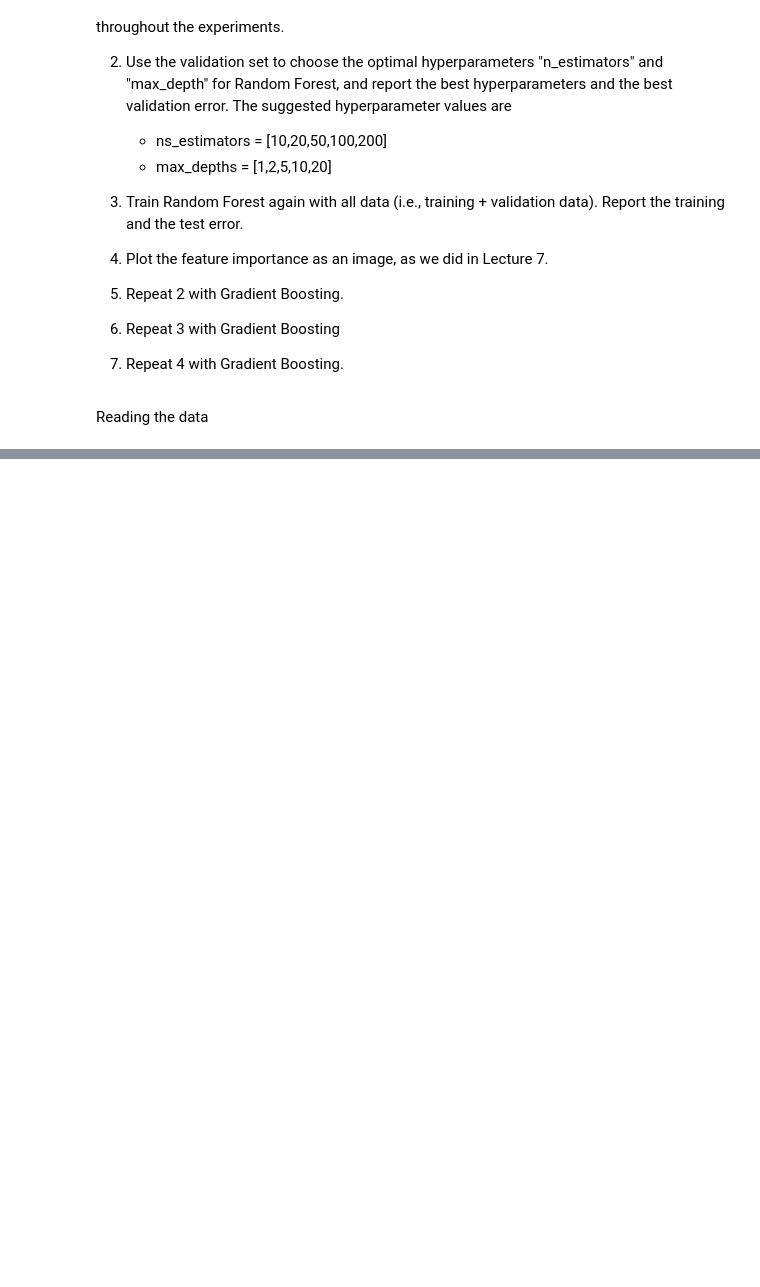
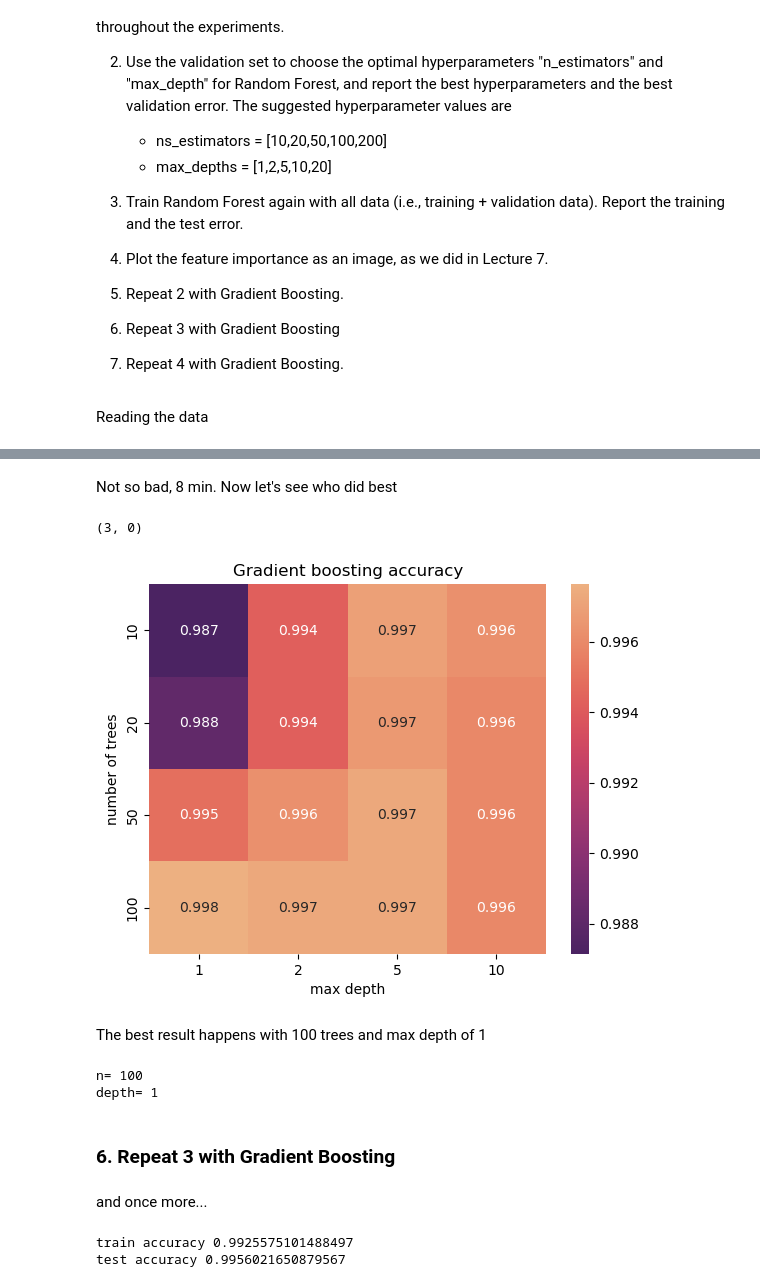
Before and after one commit to sergiogyoz/Machine-Learning, a Jupyter notebook: HWs/HW6-7_Sergio_Villamarin.ipynb, the cells around one changed output, grey strips where cells are left out. Drawn from its saved outputs; the diff is of its cells as text; code cells hidden in the pictures; blank space fills up the shorter version.

```diff
--- a/HWs/HW6-7_Sergio_Villamarin.ipynb
+++ b/HWs/HW6-7_Sergio_Villamarin.ipynb
@@ -222,0 +251,28 @@ Which yields a $100\%$ train score (or $0\%$ error) and a $96.94\%$ test score (
+# %%
+from sklearn.ensemble import GradientBoostingClassifier
+from sklearn.metrics import accuracy_score
+import timeit
+
+ns_estimators = [10,20,50,100]
+max_depths = [1,2,5,10]
+v_accuracy = []
+# for each combination of parameters
+for n in ns_estimators:
+    print("n=", n)
+    temp_accu = []
+    for depth in max_depths:
+        print("   depth=",depth)
+        t0 = timeit.default_timer()
+        # I'm timing it because I got tired of waiting
+        gradient_clf = GradientBoostingClassifier(n_estimators=n, max_depth=depth, random_state=0)
+        # fit on training
+        gradient_clf.fit(X = X[train_ind], y = Y[train_ind])
+        # predict on validation set
+        y_pred = gradient_clf.predict(X[valid_ind])
+        # print time it took
+        time = timeit.default_timer()-t0
+        print("   ",int(round(time/60,0)),":",int(round(time%60,0)))
+        # store accuracy
+        temp_accu.append( accuracy_score(Y[valid_ind], y_pred) )
+    v_accuracy.append(temp_accu)
+v_accuracy = np.array(v_accuracy)
@@ -222,0 +297,47 @@ Which yields a $100\%$ train score (or $0\%$ error) and a $96.94\%$ test score (
+# %% [markdown]
+Not so bad, 8 min. Now let's see who did best
+# %%
+max_ind = plot_2D_parameter_space_errors(
+    error_matrix=v_accuracy,
+    title="Gradient boosting accuracy",
+    ylabel="number of trees",
+    xlabel="max depth",
+    y_ticks=ns_estimators,
+    x_ticks=max_depths,
+    min=False
+    )
+print(max_ind)
+# %% [output]
+(3, 0)
+[figure, added]
+# %% [markdown]
+The best result happens with 100 trees and max depth of 1
+# %%
+n_best = ns_estimators[max_ind[0]]
+depth_best = max_depths[max_ind[1]]
+print("n=",n_best)
+print("depth=",depth_best)
+# %% [output]
+n= 100
+depth= 1
+# %% [markdown]
+### 6. Repeat 3 with Gradient Boosting
+# %% [markdown]
+and once more...
+# %%
+full_train_ind = np.concatenate((train_ind,valid_ind))
+# best parameters forest
+gradient_clf = RandomForestClassifier(n_estimators=n_best, max_depth=depth_best, random_state=0)
+
+# fit on training and get accuracy on training set
+gradient_clf.fit(X = X[full_train_ind], y = Y[full_train_ind])
+y_train_predict = gradient_clf.predict(X[full_train_ind])
+train_acc = accuracy_score(Y[full_train_ind],y_train_predict)
+print("train accuracy", train_acc)
+# predict and accuracy on test set
+y_test_predict = gradient_clf.predict(X[test_ind])
+test_acc = accuracy_score(Y[test_ind],y_test_predict)
+print("test accuracy", test_acc)
+# %% [output]
+train accuracy 0.9925575101488497
+test accuracy 0.9956021650879567
```
Also changed, not shown: parts of 54 cells of this notebook, 2 other files.
